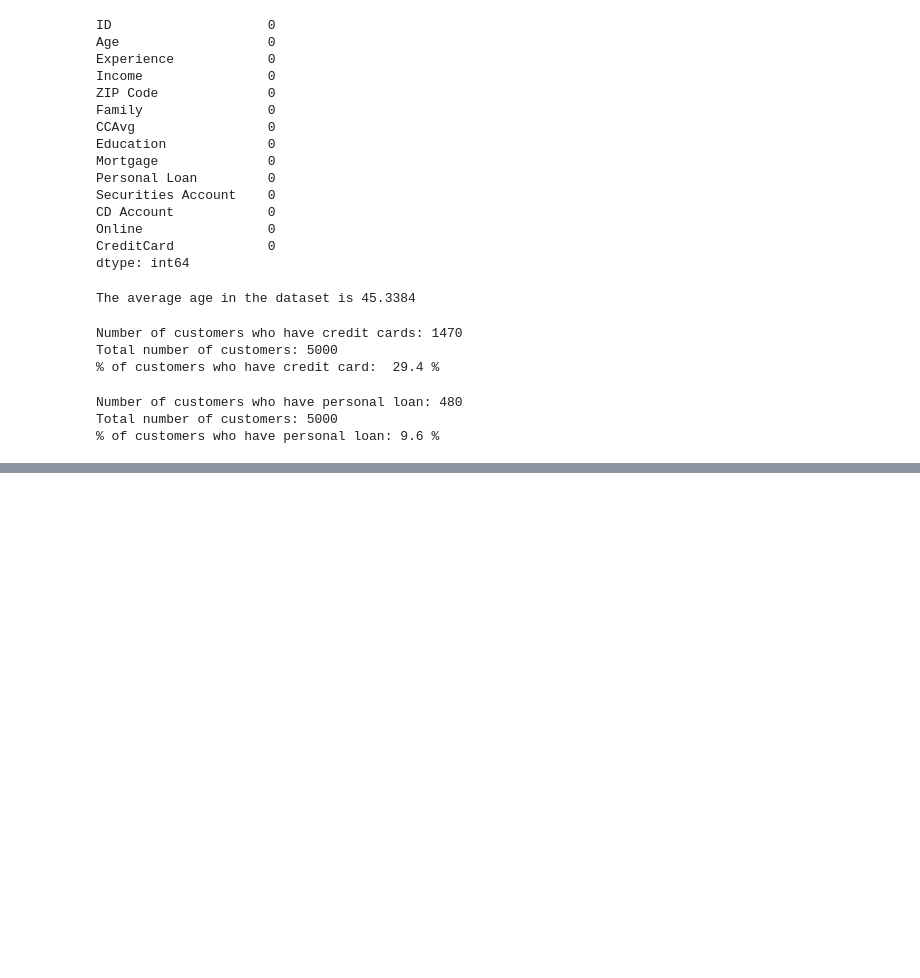
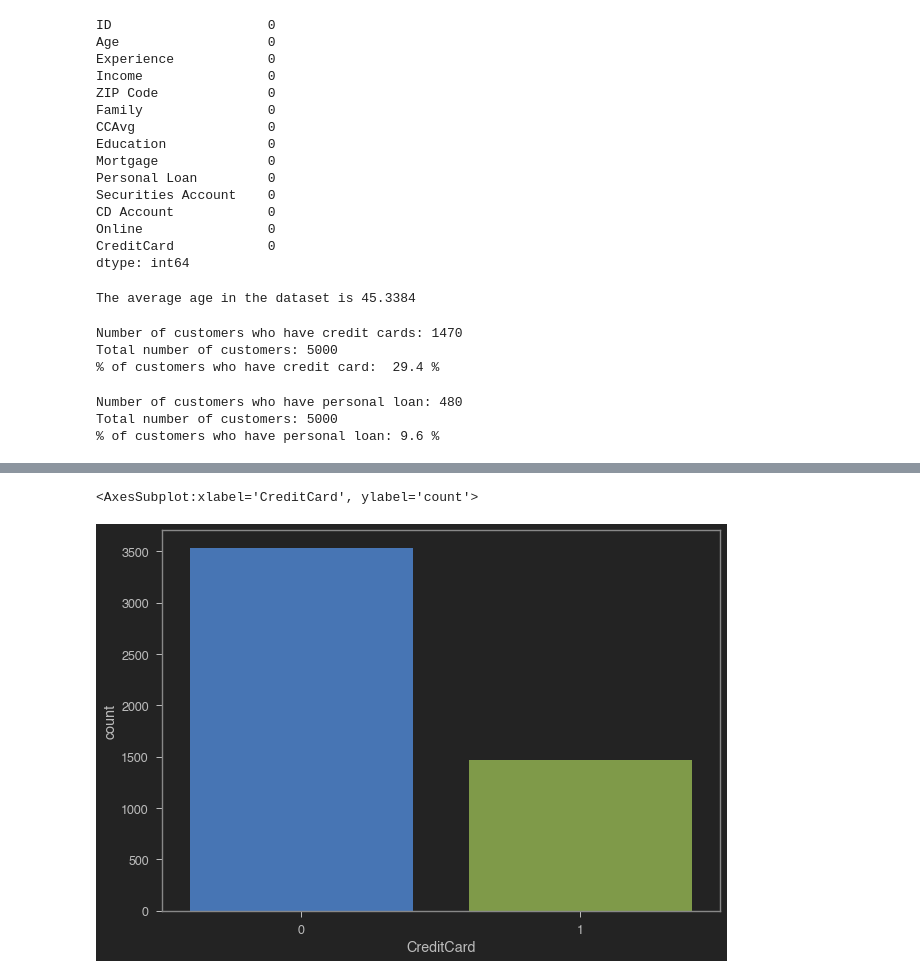
Before and after one commit to zacharyvunguyen/Bank_Loan_Approval_Using_Artificial_Neural_Nets, a Jupyter notebook: notebook/Bank Loan Approval Solution.ipynb, the cells around one changed output, grey strips where cells are left out. Saved outputs shown, nothing was run; the diff lists cells and outputs as text; code cells hidden in the pictures; blank space fills up the shorter version.

```diff
--- a/notebook/Bank Loan Approval Solution.ipynb
+++ b/notebook/Bank Loan Approval Solution.ipynb
@@ -162,0 +188,8 @@ Total number of customers: 5000
+# %%
+# Visualize credit card availability feature
+# Recall that ~29% of customers have credit cards
+plt.figure(figsize=(10,7))
+sns.countplot(bank_df['CreditCard'])
+# %% [output]
+<AxesSubplot:xlabel='CreditCard', ylabel='count'>
+[figure, added]
```
Also changed, not shown: parts of 17 cells of this notebook, 14 other files.
